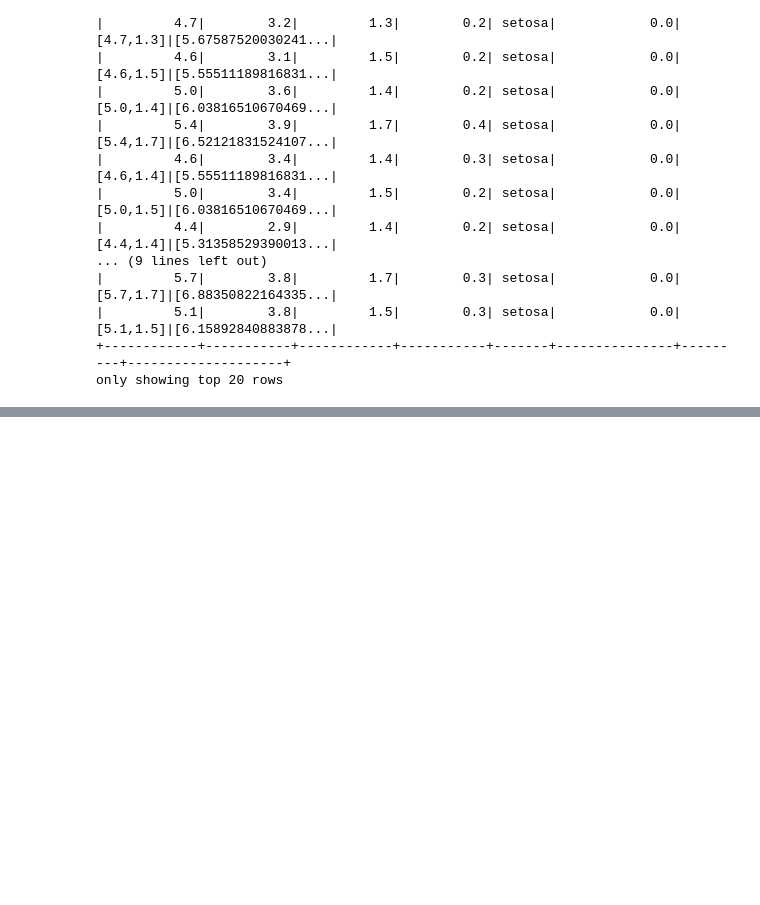
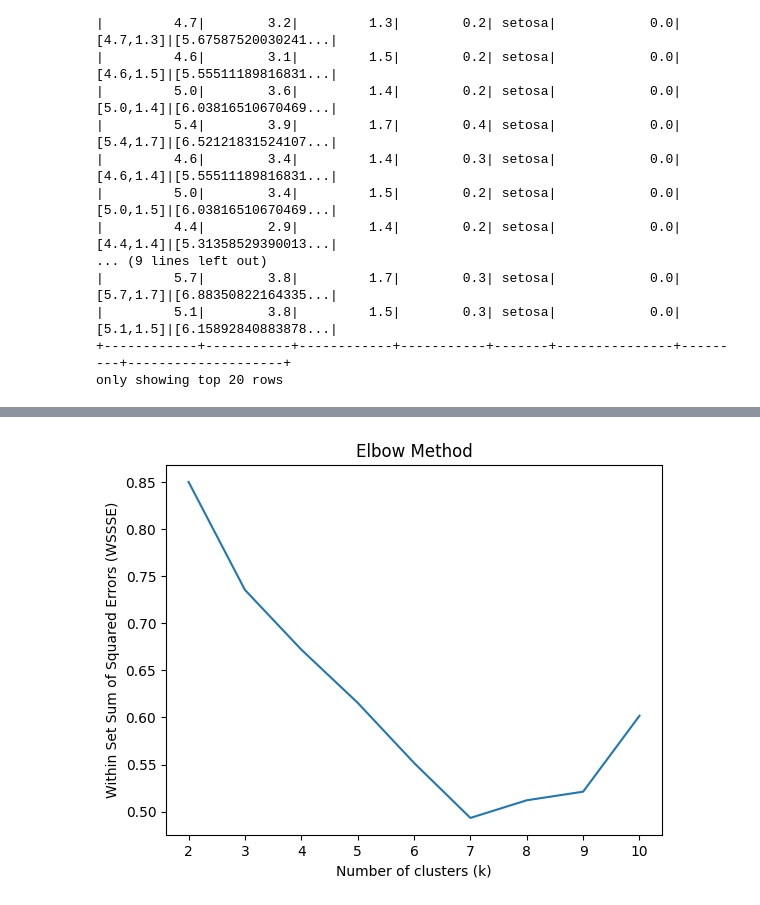
Before and after one commit to SaxenaSim/ML_Algos, a Jupyter notebook: Classification.ipynb, the cells around one changed output, grey strips where cells are left out. Drawn from its saved outputs; the diff is of its cells as text; code cells hidden in the pictures; blank space fills up the shorter version.

```diff
--- a/Classification.ipynb
+++ b/Classification.ipynb
@@ -194,0 +200,6 @@ only showing top 20 rows
+# %%
+### KMeans
+
+assembler = VectorAssembler(inputCols=['sepal_length','sepal_width','petal_length','petal_width'],outputCol='features')
+data = assembler.transform(df)
+data.show()
@@ -194,0 +224,23 @@ only showing top 20 rows
+# %%
+from pyspark.ml.clustering import KMeans
+from pyspark.ml.evaluation import ClusteringEvaluator
+
+x=[]
+for k in range(2,11):
+    kmeans = KMeans().setK(k).setSeed(1)
+    model = kmeans.fit(data)
+
+    predictions = model.transform(data)
+
+    evaluator = ClusteringEvaluator()
+    wssse = evaluator.evaluate(predictions)
+    x.append(wssse)
+
+import matplotlib.pyplot as plt
+plt.plot(range(2, 11), x)
+plt.xlabel('Number of clusters (k)')
+plt.ylabel('Within Set Sum of Squared Errors (WSSSE)')
+plt.title('Elbow Method')
+plt.show()
+# %% [output]
+[figure, added]
```
Also changed, not shown: parts of 6 cells of this notebook, 3 other files.
